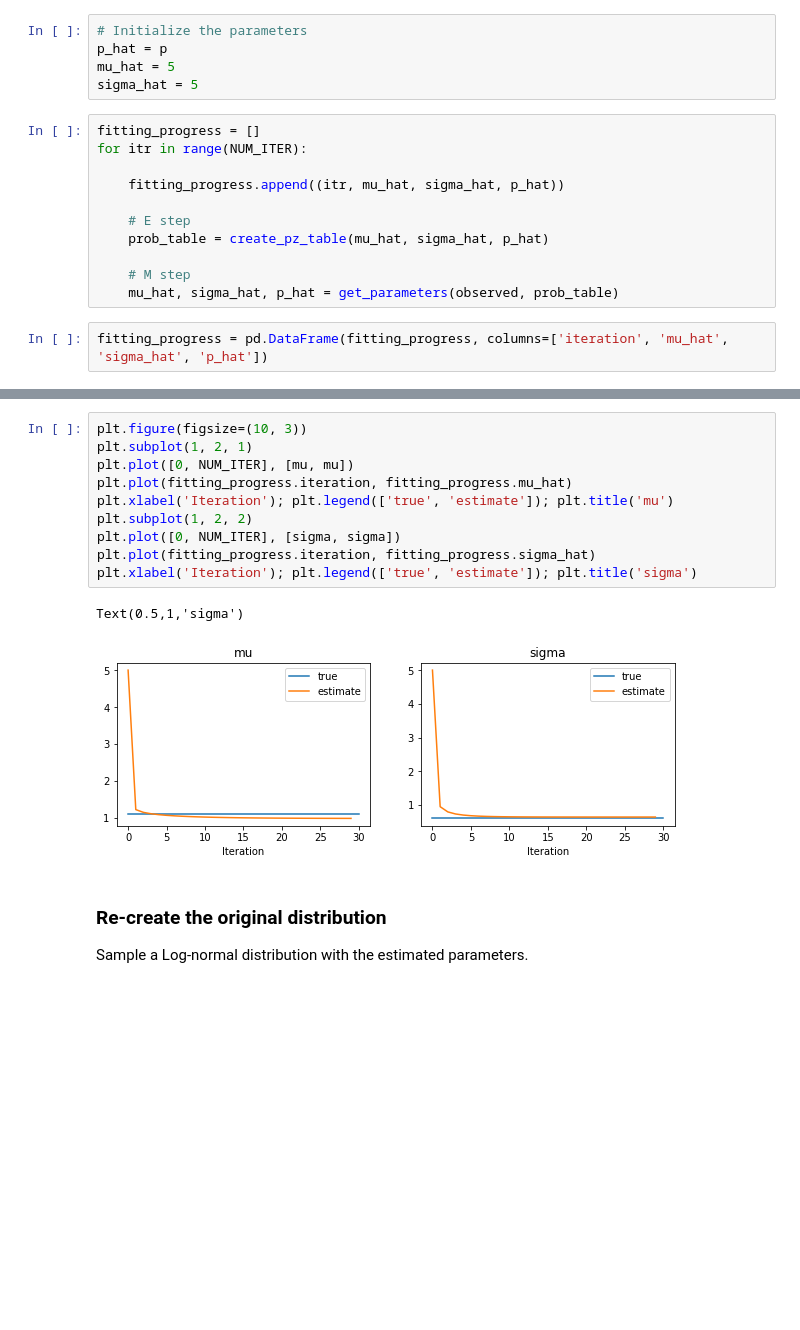
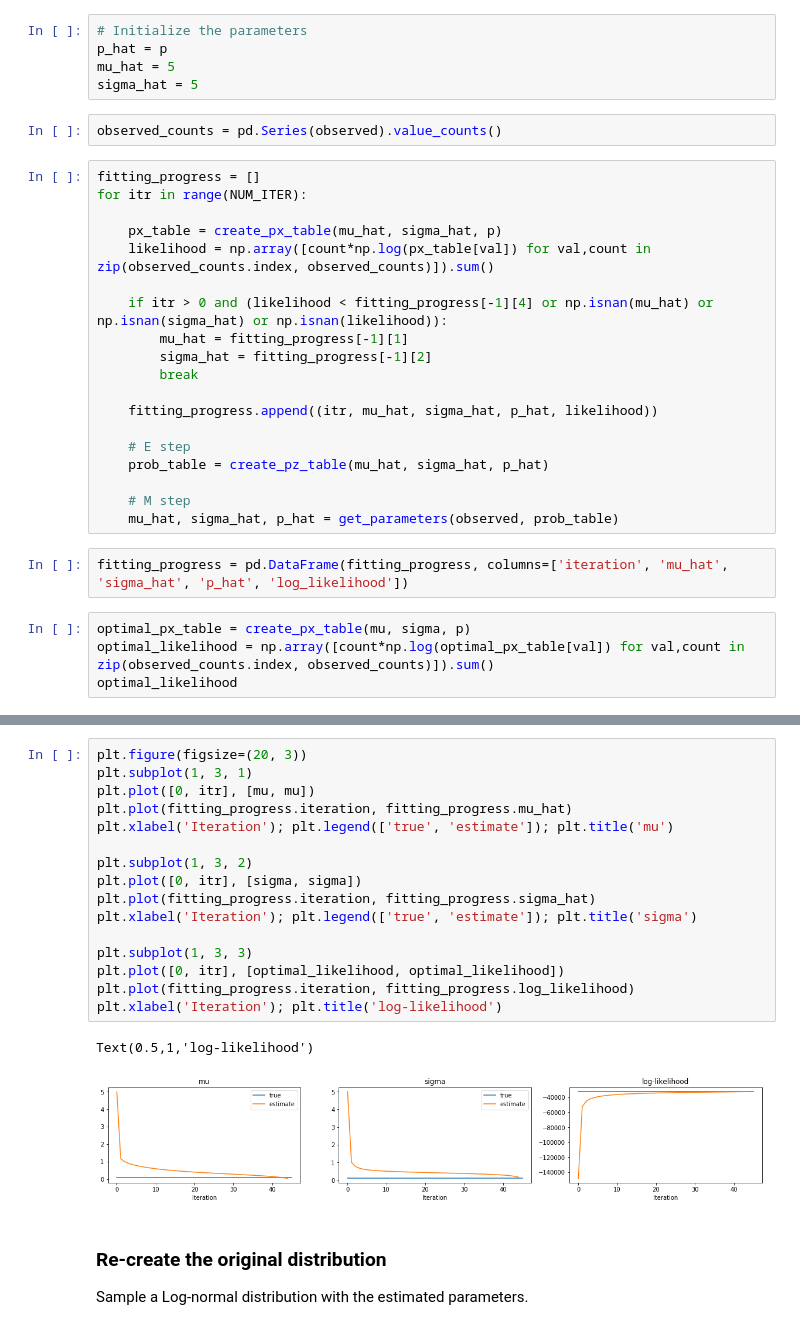
Before and after one commit to yelabucsf/scrna-parameter-estimation, a Jupyter notebook: notebooks/1d_em_simulation_lognormal_v2.ipynb, the cells around one changed output, grey strips where cells are left out. Drawn from its saved outputs; the diff is of its cells as text; blank space fills up the shorter version.

```diff
--- a/notebooks/1d_em_simulation_lognormal_v2.ipynb
+++ b/notebooks/1d_em_simulation_lognormal_v2.ipynb
@@ -207,11 +201,21 @@ NUM_ITER = 30
 p_hat = p
 mu_hat = 5
 sigma_hat = 5
+# %%
+observed_counts = pd.Series(observed).value_counts()
 # %%
 fitting_progress = []
 for itr in range(NUM_ITER):
 
-    fitting_progress.append((itr, mu_hat, sigma_hat, p_hat))
+    px_table = create_px_table(mu_hat, sigma_hat, p)
+    likelihood = np.array([count*np.log(px_table[val]) for val,count in zip(observed_counts.index, observed_counts)]).sum()
+
+    if itr > 0 and (likelihood < fitting_progress[-1][4] or np.isnan(mu_hat) or np.isnan(sigma_hat) or np.isnan(likelihood)):
+        mu_hat = fitting_progress[-1][1]
+        sigma_hat = fitting_progress[-1][2]
+        break
+
+    fitting_progress.append((itr, mu_hat, sigma_hat, p_hat, likelihood))
 
     # E step
     prob_table = create_pz_table(mu_hat, sigma_hat, p_hat)
@@ -219,4 +223,8 @@ for itr in range(NUM_ITER):
     # M step
     mu_hat, sigma_hat, p_hat = get_parameters(observed, prob_table)
 # %%
-fitting_progress = pd.DataFrame(fitting_progress, columns=['iteration', 'mu_hat', 'sigma_hat', 'p_hat'])
+fitting_progress = pd.DataFrame(fitting_progress, columns=['iteration', 'mu_hat', 'sigma_hat', 'p_hat', 'log_likelihood'])
+# %%
+optimal_px_table = create_px_table(mu, sigma, p)
+optimal_likelihood = np.array([count*np.log(optimal_px_table[val]) for val,count in zip(observed_counts.index, observed_counts)]).sum()
+optimal_likelihood
@@ -223,16 +247,22 @@ fitting_progress = pd.DataFrame(fitting_progress, columns=['iteration', 'mu_hat'
 # %%
-plt.figure(figsize=(10, 3))
-plt.subplot(1, 2, 1)
-plt.plot([0, NUM_ITER], [mu, mu])
+plt.figure(figsize=(20, 3))
+plt.subplot(1, 3, 1)
+plt.plot([0, itr], [mu, mu])
 plt.plot(fitting_progress.iteration, fitting_progress.mu_hat)
 plt.xlabel('Iteration'); plt.legend(['true', 'estimate']); plt.title('mu')
-plt.subplot(1, 2, 2)
-plt.plot([0, NUM_ITER], [sigma, sigma])
+
+plt.subplot(1, 3, 2)
+plt.plot([0, itr], [sigma, sigma])
 plt.plot(fitting_progress.iteration, fitting_progress.sigma_hat)
 plt.xlabel('Iteration'); plt.legend(['true', 'estimate']); plt.title('sigma')
+
+plt.subplot(1, 3, 3)
+plt.plot([0, itr], [optimal_likelihood, optimal_likelihood])
+plt.plot(fitting_progress.iteration, fitting_progress.log_likelihood)
+plt.xlabel('Iteration'); plt.title('log-likelihood')
 # %% [output]
-Text(0.5,1,'sigma')
+Text(0.5,1,'log-likelihood')
-[figure, old version]
+[figure, new version]
 # %% [markdown]
 ### Re-create the original distribution
 
```
Also changed, not shown: parts of 22 cells of this notebook, 4 other files.
